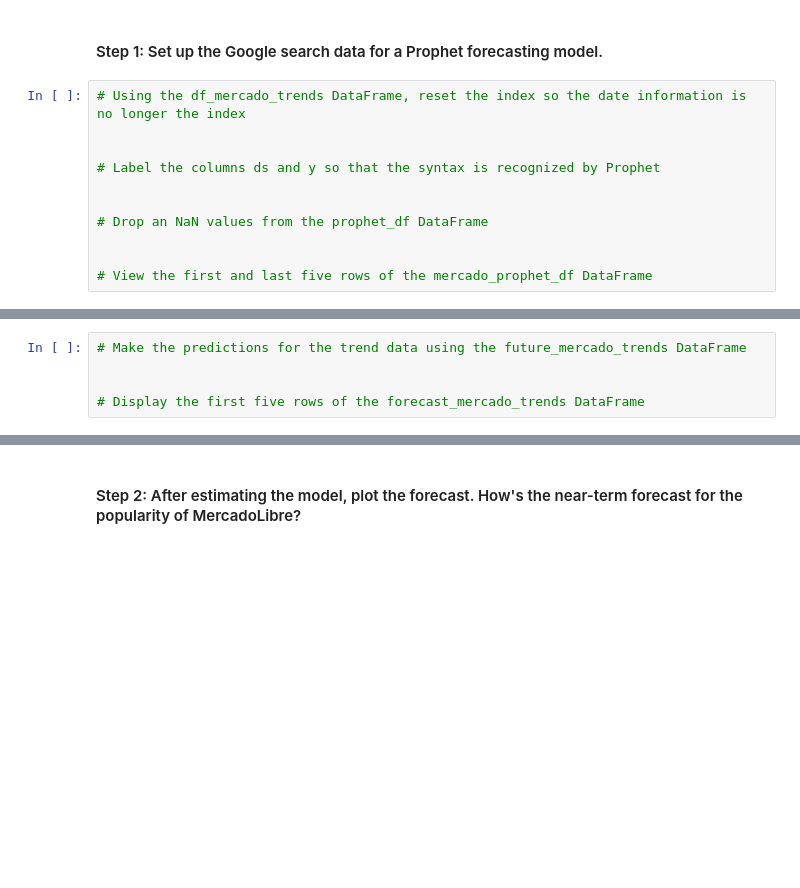
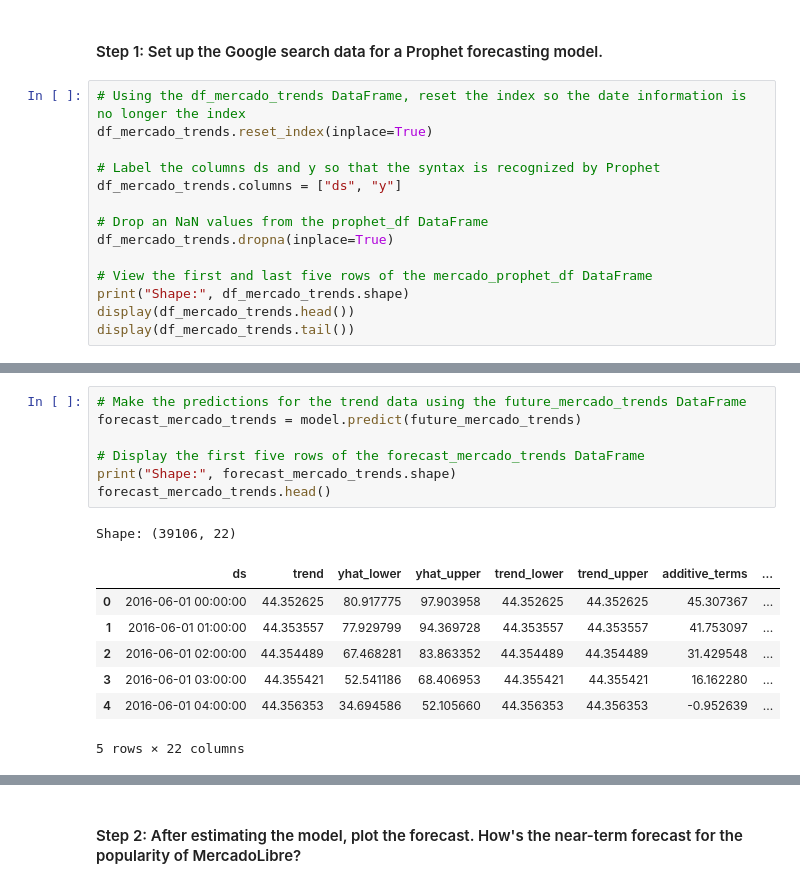
Before and after one commit to rune-encoder/prophet-challenge, a Jupyter notebook: forecasting_net_prophet.ipynb, the cells around one changed output, grey strips where cells are left out. Cells and saved outputs as stored; diff of their text form; blank space fills up the shorter version.

```diff
--- a/forecasting_net_prophet.ipynb
+++ b/forecasting_net_prophet.ipynb
@@ -400,12 +400,15 @@ Now, you need to produce a time series model that analyzes and forecasts pattern
 #### Step 1: Set up the Google search data for a Prophet forecasting model.
 # %%
 # Using the df_mercado_trends DataFrame, reset the index so the date information is no longer the index
-
+df_mercado_trends.reset_index(inplace=True)
 
 # Label the columns ds and y so that the syntax is recognized by Prophet
-
+df_mercado_trends.columns = ["ds", "y"]
 
 # Drop an NaN values from the prophet_df DataFrame
-
+df_mercado_trends.dropna(inplace=True)
 
 # View the first and last five rows of the mercado_prophet_df DataFrame
+print("Shape:", df_mercado_trends.shape)
+display(df_mercado_trends.head())
+display(df_mercado_trends.tail())
@@ -422,5 +458,16 @@ Now, you need to produce a time series model that analyzes and forecasts pattern
 # %%
 # Make the predictions for the trend data using the future_mercado_trends DataFrame
-
+forecast_mercado_trends = model.predict(future_mercado_trends)
 
 # Display the first five rows of the forecast_mercado_trends DataFrame
+print("Shape:", forecast_mercado_trends.shape)
+forecast_mercado_trends.head()
+# %% [output]
+Shape: (39106, 22)
+|  | ds | trend | yhat_lower | yhat_upper | trend_lower | trend_upper | additive_terms | ... |
+| 0 | 2016-06-01 00:00:00 | 44.352625 | 80.917775 | 97.903958 | 44.352625 | 44.352625 | 45.307367 | ... |
+| 1 | 2016-06-01 01:00:00 | 44.353557 | 77.929799 | 94.369728 | 44.353557 | 44.353557 | 41.753097 | ... |
+| 2 | 2016-06-01 02:00:00 | 44.354489 | 67.468281 | 83.863352 | 44.354489 | 44.354489 | 31.429548 | ... |
+| 3 | 2016-06-01 03:00:00 | 44.355421 | 52.541186 | 68.406953 | 44.355421 | 44.355421 | 16.162280 | ... |
+| 4 | 2016-06-01 04:00:00 | 44.356353 | 34.694586 | 52.105660 | 44.356353 | 44.356353 | -0.952639 | ... |
+5 rows × 22 columns
```
Also changed, not shown: parts of 13 cells of this notebook.
